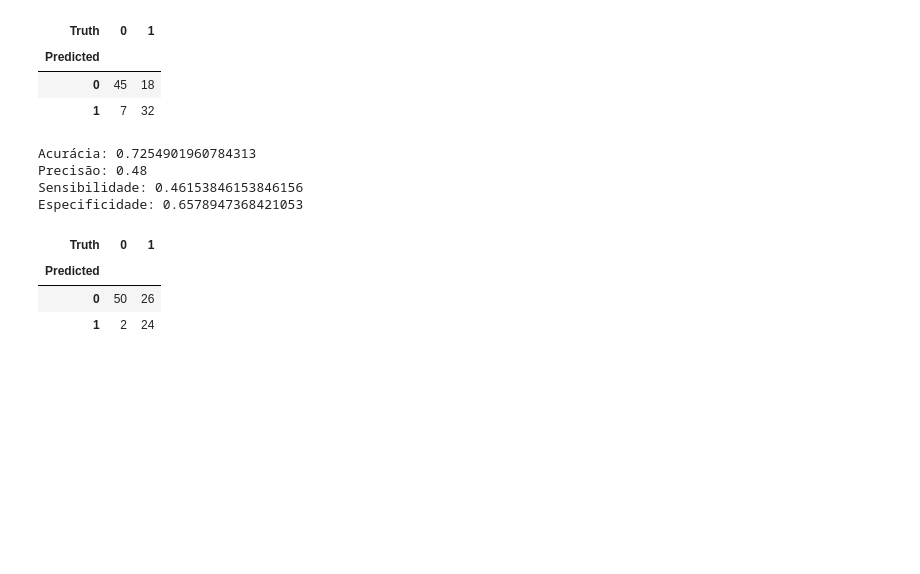
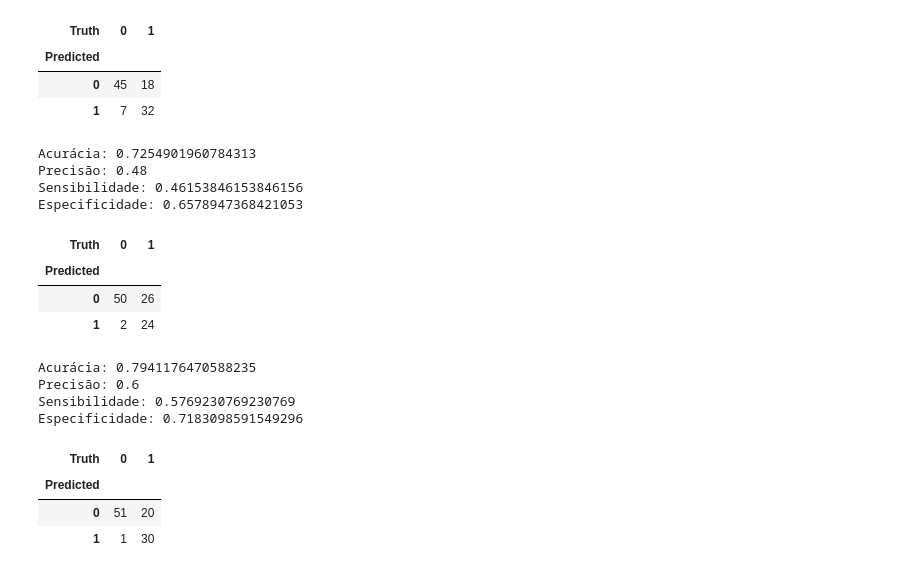
Before and after one commit to oliveira-silva-lucas/ISLP, a Jupyter notebook: Cap_04_Classification/Exercises/ex_cap_04_boston.ipynb, the cells around one changed output. Drawn from its saved outputs; the diff is of its cells as text; code cells hidden in the pictures; blank space fills up the shorter version.

```diff
--- a/Cap_04_Classification/Exercises/ex_cap_04_boston.ipynb
+++ b/Cap_04_Classification/Exercises/ex_cap_04_boston.ipynb
@@ -170,3 +170,18 @@ Especificidade: 0.6578947368421053
 | Predicted |  |  |
 | 0 | 50 | 26 |
 | 1 | 2 | 24 |
+# %%
+naive = GaussianNB()
+naive.fit(Preditores_treino, y_treino)
+naive_matriz_confusao = confusion_table(naive.predict(Preditores_teste),y_teste)
+metricas_matriz_confusao(naive_matriz_confusao)
+naive_matriz_confusao
+# %% [output]
+Acurácia: 0.7941176470588235
+Precisão: 0.6
+Sensibilidade: 0.5769230769230769
+Especificidade: 0.7183098591549296
+| Truth | 0 | 1 |
+| Predicted |  |  |
+| 0 | 51 | 20 |
+| 1 | 1 | 30 |
```
Also changed, not shown: parts of 2 cells of this notebook.
